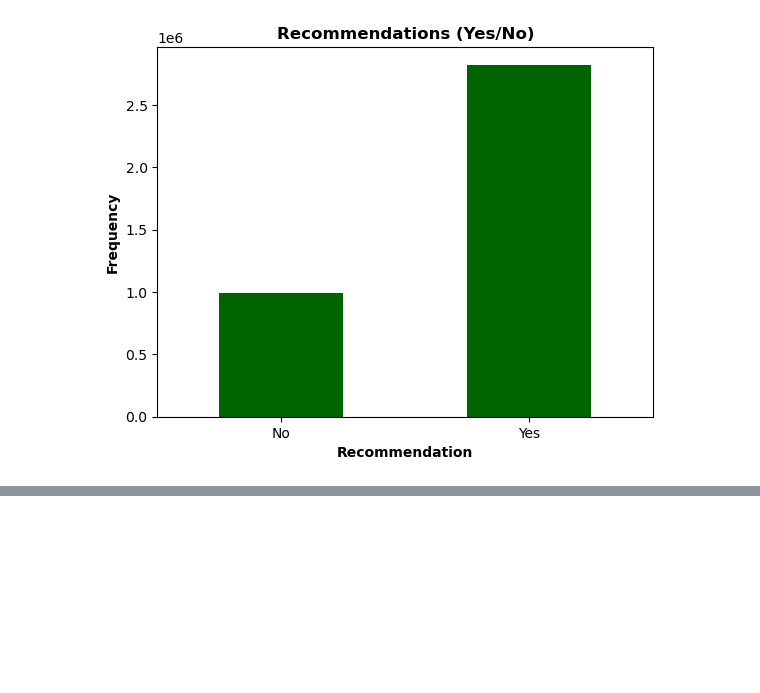
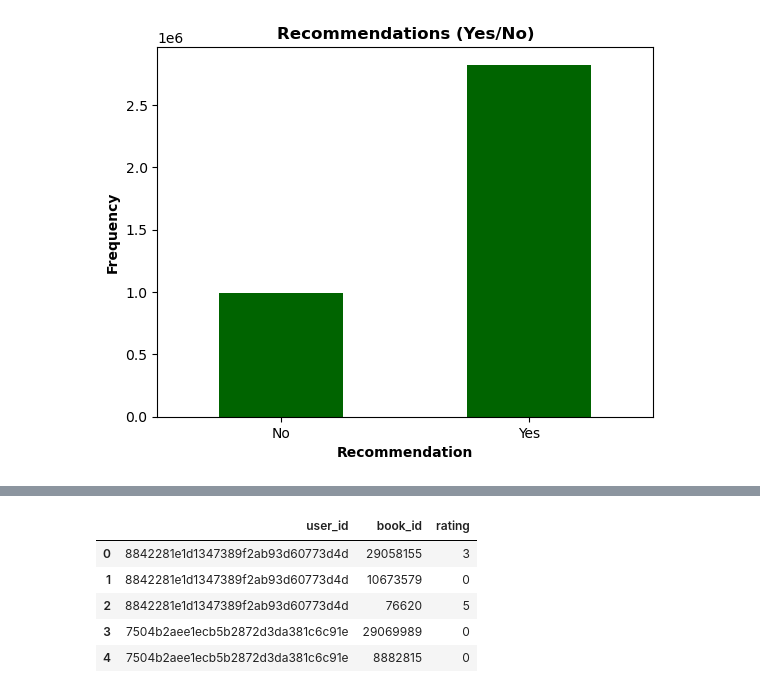
Before and after one commit to superkostya/book_reading_propensity, a Jupyter notebook: create_train_val_test_sets.ipynb, the cells around one changed output, grey strips where cells are left out. Cells and saved outputs as stored; diff of their text form; code cells hidden in the pictures; blank space fills up the shorter version.

```diff
--- a/propensity.ipynb
+++ b/create_train_val_test_sets.ipynb
@@ -85,0 +154,14 @@ plt.ylabel('Frequency', weight='bold');
+# %%
+test_path = './data/goodreads_2016_test.csv'
+df[['user_id', 'book_id', 'rating_test']].\
+            rename(columns={'rating_test': 'rating'}).\
+            to_csv(test_path, index=False)
+
+pd.read_csv(test_path).head()
+# %% [output]
+|  | user_id | book_id | rating |
+| 0 | 8842281e1d1347389f2ab93d60773d4d | 29058155 | 3 |
+| 1 | 8842281e1d1347389f2ab93d60773d4d | 10673579 | 0 |
+| 2 | 8842281e1d1347389f2ab93d60773d4d | 76620 | 5 |
+| 3 | 7504b2aee1ecb5b2872d3da381c6c91e | 29069989 | 0 |
+| 4 | 7504b2aee1ecb5b2872d3da381c6c91e | 8882815 | 0 |
```
Also changed, not shown: parts of 13 cells of this notebook.
